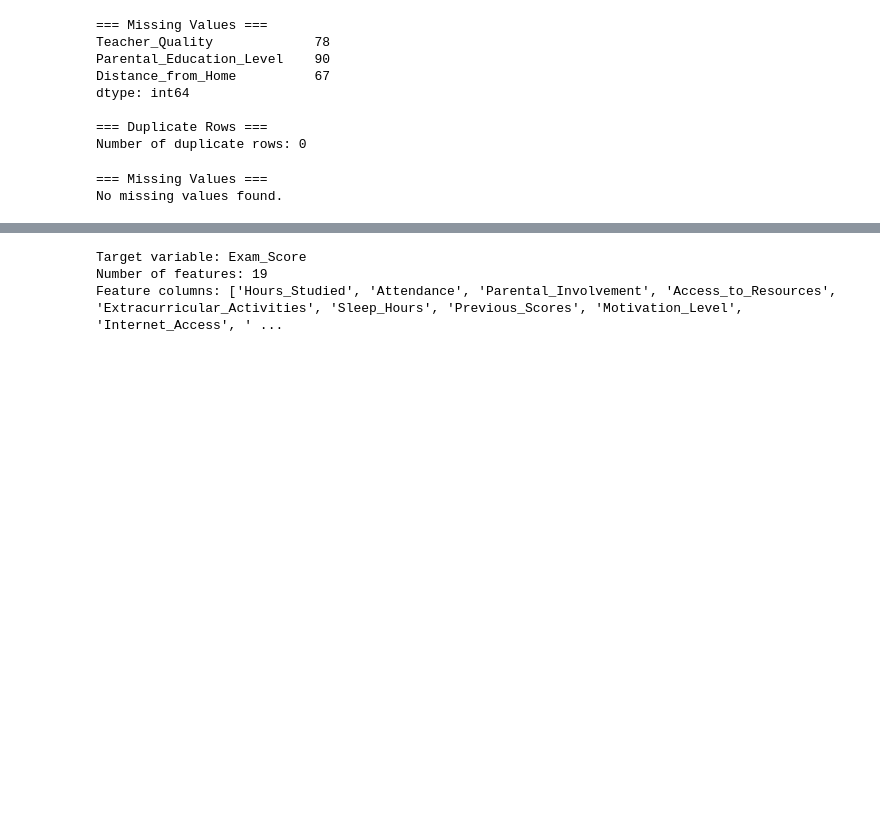
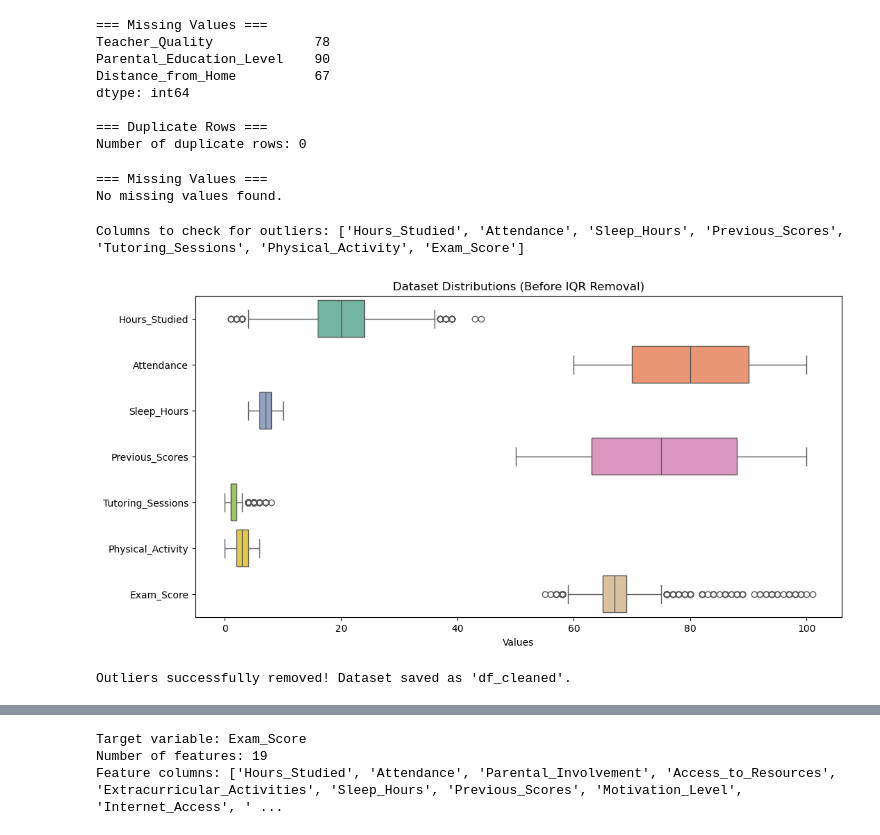
Before and after one commit to EarlClydeeee/pattern_recognition, a Jupyter notebook: student_performance.ipynb, the cells around one changed output, grey strips where cells are left out. Saved outputs shown, nothing was run; the diff lists cells and outputs as text; code cells hidden in the pictures; blank space fills up the shorter version.

```diff
--- a/student_performance.ipynb
+++ b/student_performance.ipynb
@@ -110,3 +108,44 @@ print(missing[missing > 0] if missing.sum() > 0 else "No missing values found.")
 # %% [output]
 === Missing Values ===
 No missing values found.
+# %%
+import pandas as pd
+import numpy as np
+import matplotlib.pyplot as plt
+import seaborn as sns
+
+# Identify all numerical columns (Features + Target)
+num_cols = df.select_dtypes(include=['int64', 'float64']).columns.tolist()
+print("Columns to check for outliers:", num_cols)
+# %% [output]
+Columns to check for outliers: ['Hours_Studied', 'Attendance', 'Sleep_Hours', 'Previous_Scores', 'Tutoring_Sessions', 'Physical_Activity', 'Exam_Score']
+# %%
+# Visualize the dataset before removing outliers
+plt.figure(figsize=(12, 6))
+sns.boxplot(data=df[num_cols], orient="h", palette="Set2")
+plt.title("Dataset Distributions (Before IQR Removal)")
+plt.xlabel("Values")
+plt.show()
+# %% [output]
+[figure, added]
+# %%
+# Apply IQR to filter out rows with extreme values in ANY numerical column
+df_cleaned = df.copy()
+
+for col in num_cols:
+    Q1 = df_cleaned[col].quantile(0.25)
+    Q3 = df_cleaned[col].quantile(0.75)
+    IQR = Q3 - Q1
+
+    lower_bound = Q1 - (1.5 * IQR)
+    upper_bound = Q3 + (1.5 * IQR)
+
+    # Keep only rows within bounds
+    df_cleaned = df_cleaned[
+        (df_cleaned[col] >= lower_bound) &
+        (df_cleaned[col] <= upper_bound)
+    ]
+
+print("Outliers successfully removed! Dataset saved as 'df_cleaned'.")
+# %% [output]
+Outliers successfully removed! Dataset saved as 'df_cleaned'.
```
Also changed, not shown: parts of 14 cells of this notebook.
